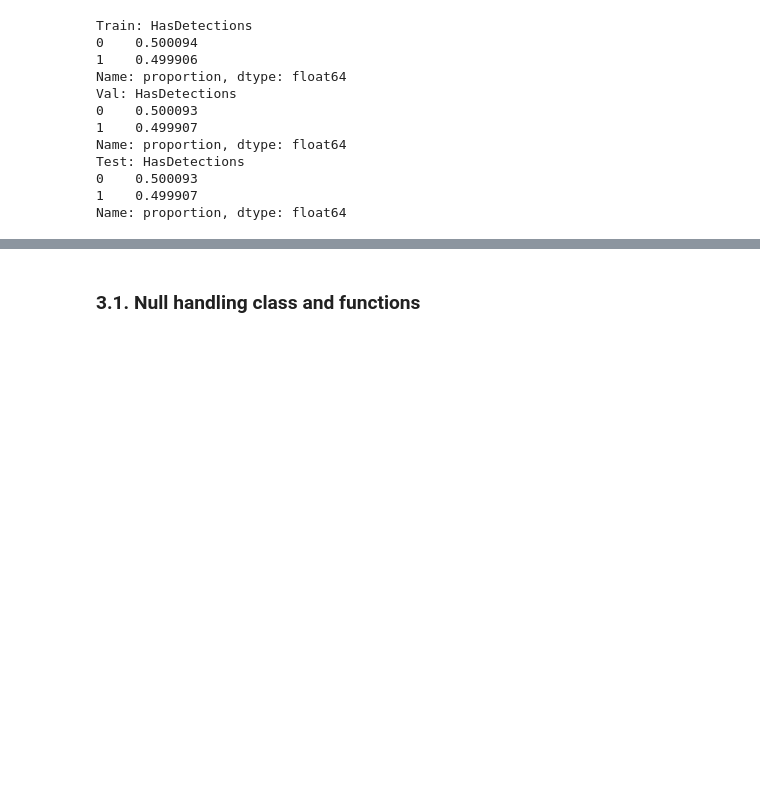
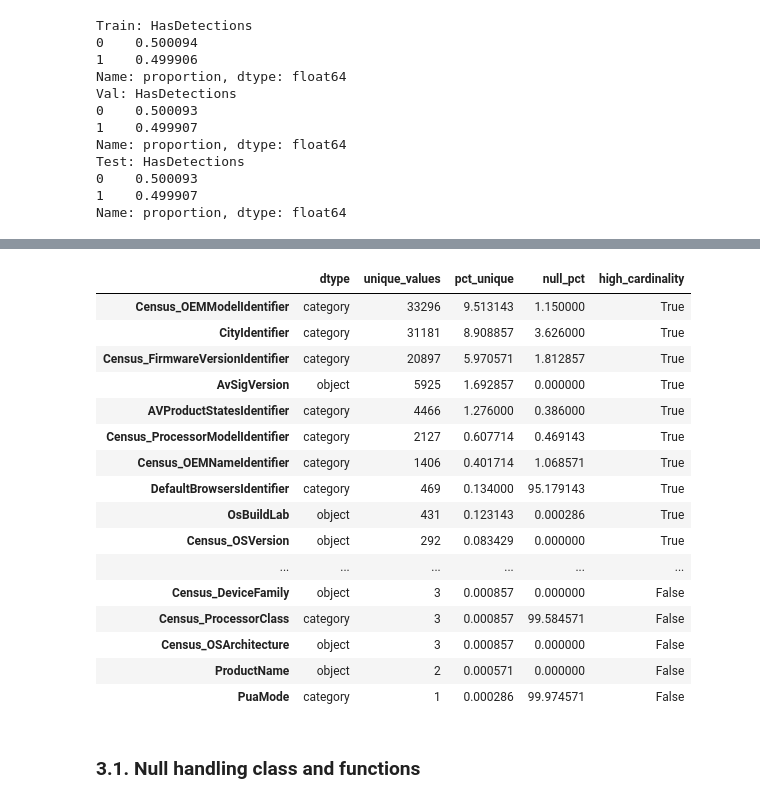
Before and after one commit to Ehunankakoa/nuclio-datascience_AI, a Jupyter notebook: Entregable_2/Entregable_2.ipynb, the cells around one changed output, grey strips where cells are left out. Saved outputs shown, nothing was run; the diff lists cells and outputs as text; code cells hidden in the pictures; blank space fills up the shorter version.

```diff
--- a/Entregable_2/Entregable_2.ipynb
+++ b/Entregable_2/Entregable_2.ipynb
@@ -185,3 +378,23 @@ df_train[target] = y_train
+# %%
+inspector1.categorical_summary()
+# %% [output]
+|  | dtype | unique_values | pct_unique | null_pct | high_cardinality |
+| Census_OEMModelIdentifier | category | 33296 | 9.513143 | 1.150000 | True |
+| CityIdentifier | category | 31181 | 8.908857 | 3.626000 | True |
+| Census_FirmwareVersionIdentifier | category | 20897 | 5.970571 | 1.812857 | True |
+| AvSigVersion | object | 5925 | 1.692857 | 0.000000 | True |
+| AVProductStatesIdentifier | category | 4466 | 1.276000 | 0.386000 | True |
+| Census_ProcessorModelIdentifier | category | 2127 | 0.607714 | 0.469143 | True |
+| Census_OEMNameIdentifier | category | 1406 | 0.401714 | 1.068571 | True |
+| DefaultBrowsersIdentifier | category | 469 | 0.134000 | 95.179143 | True |
+| OsBuildLab | object | 431 | 0.123143 | 0.000286 | True |
+| Census_OSVersion | object | 292 | 0.083429 | 0.000000 | True |
+| ... | ... | ... | ... | ... | ... |
+| Census_DeviceFamily | object | 3 | 0.000857 | 0.000000 | False |
+| Census_ProcessorClass | category | 3 | 0.000857 | 99.584571 | False |
+| Census_OSArchitecture | object | 3 | 0.000857 | 0.000000 | False |
+| ProductName | object | 2 | 0.000571 | 0.000000 | False |
+| PuaMode | category | 1 | 0.000286 | 99.974571 | False |
 # %% [markdown]
 ### 3.1. Null handling class and functions
 # %%
```
Also changed, not shown: parts of 18 cells of this notebook.
